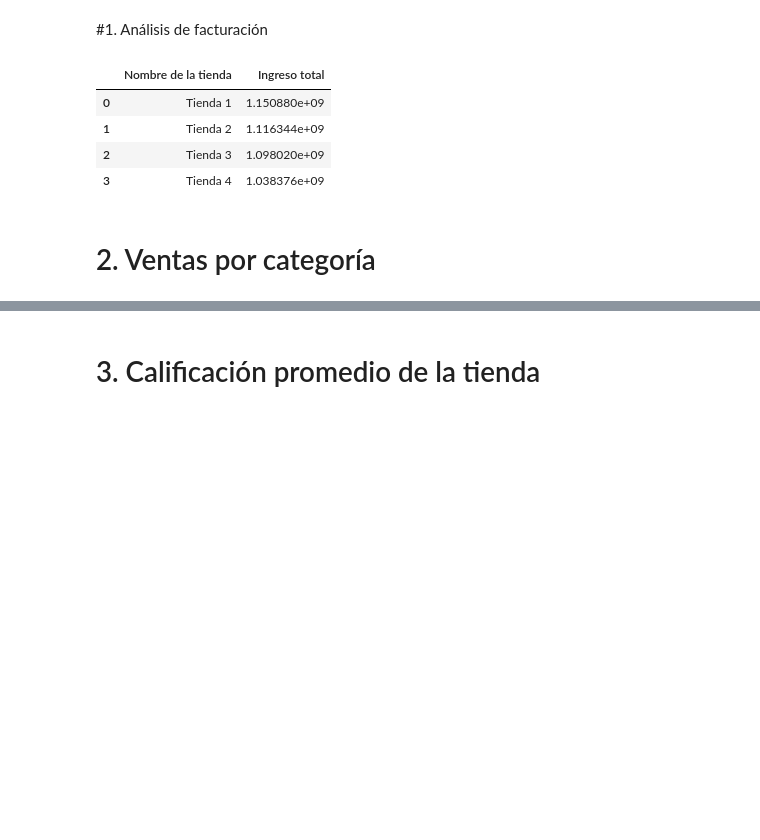
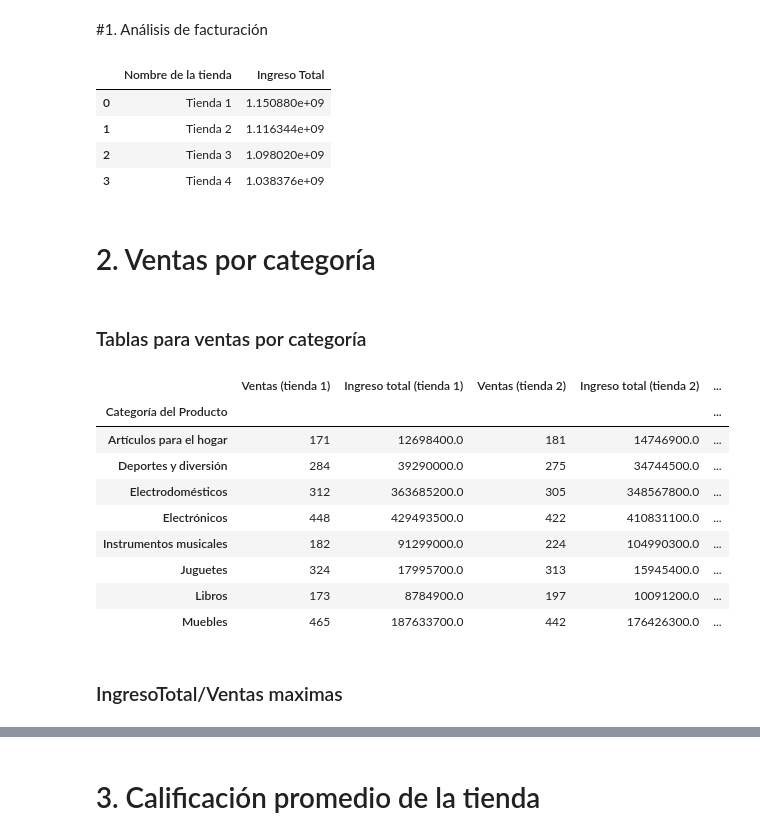
Before and after one commit to BjorkMagno/Portafolio, a Jupyter notebook: challenge-para-decidir-venta/AluraStoreLatam.ipynb, the cells around one changed output, grey strips where cells are left out. Cells and saved outputs as stored; diff of their text form; code cells hidden in the pictures; blank space fills up the shorter version.

```diff
--- a/challenge-para-decidir-venta/AluraStoreLatam.ipynb
+++ b/challenge-para-decidir-venta/AluraStoreLatam.ipynb
@@ -58,14 +48,20 @@ tablaDatos = pd.DataFrame(diccionarioDatos)
 def ingresoTotal (tienda):
     return tienda['Precio'].sum()
 # %%
-tablaDatos['Ingreso total'] = [ingresoTotal(tienda),ingresoTotal(tienda2),ingresoTotal(tienda3),ingresoTotal(tienda4)]
+tablaDatos['Ingreso Total'] = [ingresoTotal(tienda) for tienda in tiendas]
 tablaDatos
 # %% [output]
-|  | Nombre de la tienda | Ingreso total |
+|  | Nombre de la tienda | Ingreso Total |
 | 0 | Tienda 1 | 1.150880e+09 |
 | 1 | Tienda 2 | 1.116344e+09 |
 | 2 | Tienda 3 | 1.098020e+09 |
 | 3 | Tienda 4 | 1.038376e+09 |
 # %% [markdown]
 # 2. Ventas por categoría
+# %% [markdown]
+### Tablas para ventas por categoría
+# %%
+# Ventas Por Categoría, es decir, el precio total.
+def ingresoPorCategoria (tienda):
+    return tienda.groupby('Categoría del Producto')['Precio'].sum()
 # %%
@@ -85,2 +71,32 @@ def cantidadDeProductos (tienda):
+# %%
+# columas de la tabla de Categorias.
+columnasCategorias = ['Ventas (tienda 1)','Ingreso total (tienda 1)',
+                      'Ventas (tienda 2)','Ingreso total (tienda 2)',
+                      'Ventas (tienda 3)','Ingreso total (tienda 3)',
+                      'Ventas (tienda 4)','Ingreso total (tienda 4)']
+# %%
+# Ingreso de la tabla para la visualizacion de ventas e ingresos totales de las tiendas.
+tablaDeCategorias = pd.DataFrame(columns = columnasCategorias)
+
+for i in range(0,len(tablaDeCategorias.columns),2):
+    j = (i+1)//2
+    tablaDeCategorias[columnasCategorias[i]] = ventasPorCategoria(tiendas[j])
+    tablaDeCategorias[columnasCategorias[i+1]] = ingresoPorCategoria(tiendas[j])
+# %%
+# Tabla de Productos por Tieda: Ventas, IngresoVentas
+tablaDeCategorias
+# %% [output]
+|  | Ventas (tienda 1) | Ingreso total (tienda 1) | Ventas (tienda 2) | Ingreso total (tienda 2) | ... |
+| Categoría del Producto |  |  |  |  | ... |
+| Artículos para el hogar | 171 | 12698400.0 | 181 | 14746900.0 | ... |
+| Deportes y diversión | 284 | 39290000.0 | 275 | 34744500.0 | ... |
+| Electrodomésticos | 312 | 363685200.0 | 305 | 348567800.0 | ... |
+| Electrónicos | 448 | 429493500.0 | 422 | 410831100.0 | ... |
+| Instrumentos musicales | 182 | 91299000.0 | 224 | 104990300.0 | ... |
+| Juguetes | 324 | 17995700.0 | 313 | 15945400.0 | ... |
+| Libros | 173 | 8784900.0 | 197 | 10091200.0 | ... |
+| Muebles | 465 | 187633700.0 | 442 | 176426300.0 | ... |
+# %% [markdown]
+### IngresoTotal/Ventas maximas
 # %%
 # El nombre de la categoría con mayor venta.
```
Also changed, not shown: parts of 53 cells of this notebook.
